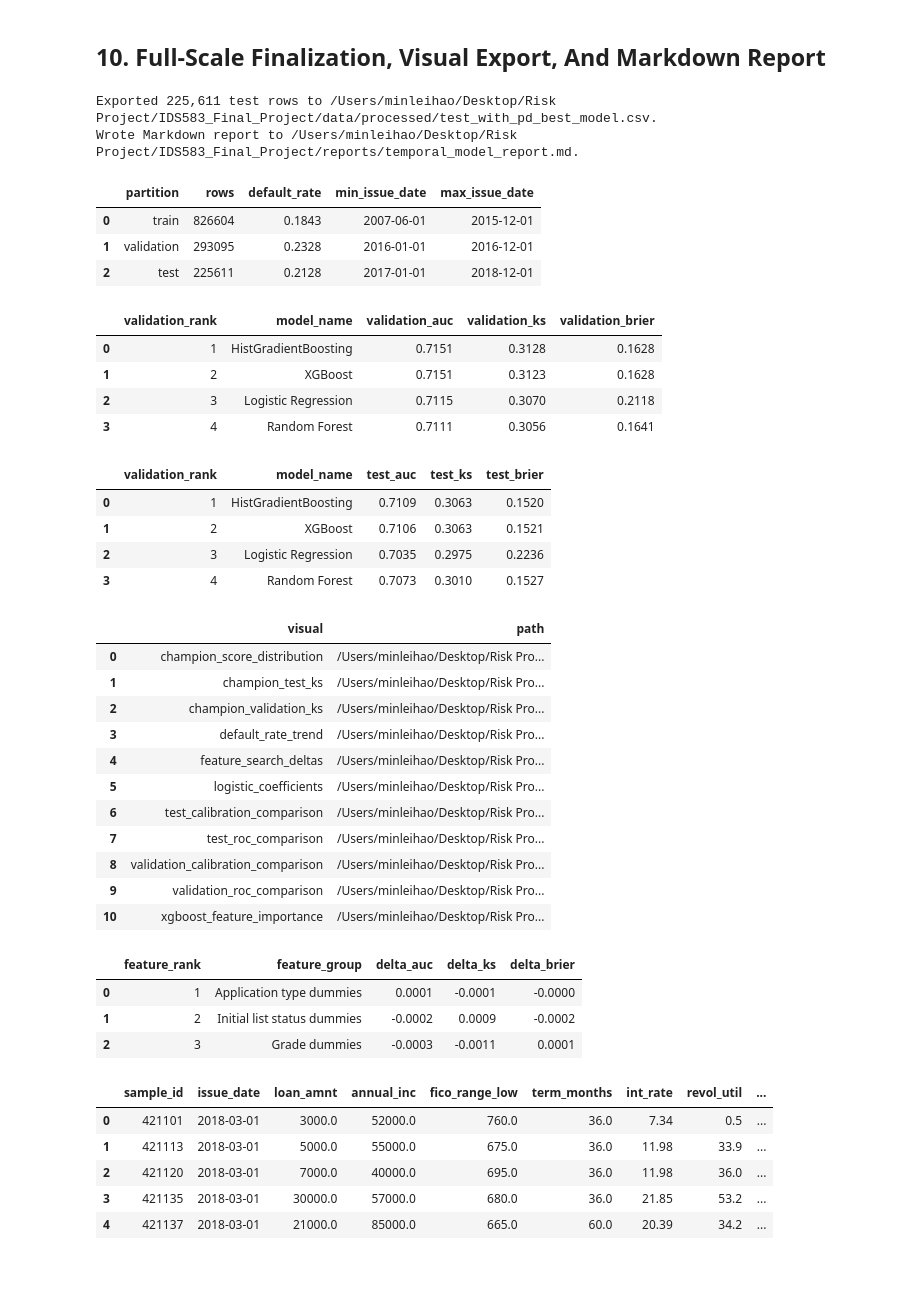
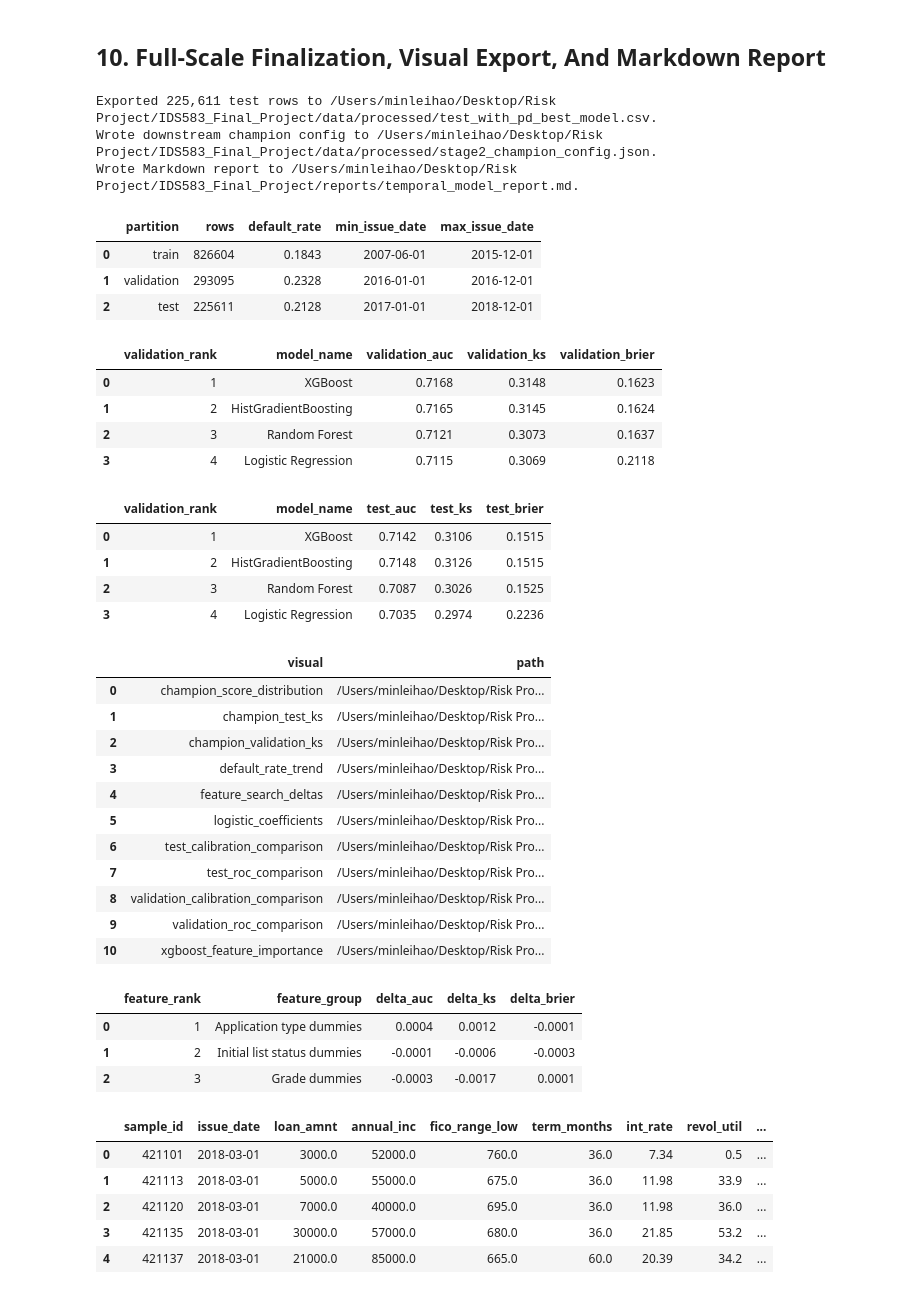
Before and after one commit to xinhaozhang0819-collab/IDS583_Final_Project, a Jupyter notebook: notebooks/model_comparison.ipynb, the cells around one changed output. Saved outputs shown, nothing was run; the diff lists cells and outputs as text; code cells hidden in the pictures.

```diff
--- a/notebooks/model_comparison.ipynb
+++ b/notebooks/model_comparison.ipynb
@@ -38,6 +38,7 @@ from visualization import export_temporal_visuals
 BASE_CONFIG = {
     'processed_data_path': str(PROJECT_ROOT / 'data' / 'processed' / 'loan_clean.csv'),
     'output_path': str(PROJECT_ROOT / 'data' / 'processed' / 'test_with_pd_best_model.csv'),
+    'stage2_champion_config_path': str(PROJECT_ROOT / 'data' / 'processed' / 'stage2_champion_config.json'),
     'report_output_path': str(PROJECT_ROOT / 'reports' / 'temporal_model_report.md'),
     'random_state': 42,
     'sample_frac': 0.10,
@@ -110,23 +111,27 @@ BASE_CONFIG = {
     },
     'param_grid': {
         'logistic_regression': {
-            'C': [0.5, 2.0],
+            'C': [0.25, 0.5, 1.0, 2.0],
             'class_weight': [None, 'balanced'],
         },
         'random_forest': {
-            'n_estimators': [80, 120],
-            'max_depth': [10, 14],
+            'n_estimators': [120, 180],
+            'max_depth': [10, 14, 18],
+            'min_samples_leaf': [15, 25, 40],
         },
         'hist_gradient_boosting': {
-            'learning_rate': [0.03, 0.05],
+            'learning_rate': [0.03, 0.05, 0.08],
+            'max_iter': [120, 180, 240],
             'max_depth': [4, 6],
         },
         'xgboost': {
-            'n_estimators': [80, 120],
-            'max_depth': [4, 6],
+            'n_estimators': [80, 120, 160],
+            'max_depth': [4, 6, 8],
+            'learning_rate': [0.03, 0.05, 0.08],
+            'max_candidates': 24,
         },
     },
-    'run_feature_search': True,
+    'run_feature_search': False,
     'feature_search': {
         'search_model': 'xgboost',
         'candidate_flags': [
@@ -623,6 +624,7 @@ if CURRENT_CONFIG['generate_full_report']:
             'revol_util',
             'actual_default',
             'predicted_pd',
+            'predicted_pd_12m',
             'model_name',
         ]
         if column in final_result['champion_predictions'].columns
@@ -633,6 +635,29 @@ if CURRENT_CONFIG['generate_full_report']:
     if output_path.exists():
         output_path.chmod(0o644)
     champion_predictions.to_csv(output_path, index=False)
+
+    champion_key = final_result['selected_model_key']
+    stage2_champion_config = {
+        'processed_data_path': FINAL_REPORT_CONFIG['processed_data_path'],
+        'random_state': FINAL_REPORT_CONFIG['random_state'],
+        'sample_frac': 1.0,
+        'temporal_split': copy.deepcopy(FINAL_REPORT_CONFIG['temporal_split']),
+        'enabled_models': [champion_key],
+        'selected_model_key': champion_key,
+        'feature_flags': copy.deepcopy(FINAL_REPORT_CONFIG['feature_flags']),
+        'meta_columns': list(FINAL_REPORT_CONFIG['meta_columns']),
+        'model_params': {
+            champion_key: copy.deepcopy(final_result['best_params_by_model'][champion_key])
+        },
+        'use_grid_search': False,
+        'grid_search_models': [],
+        'param_grid': {},
+    }
+    stage2_config_path = Path(FINAL_REPORT_CONFIG['stage2_champion_config_path'])
+    stage2_config_path.parent.mkdir(parents=True, exist_ok=True)
+    if stage2_config_path.exists():
+        stage2_config_path.chmod(0o644)
+    stage2_config_path.write_text(json.dumps(stage2_champion_config, indent=2), encoding='utf-8')
 
     final_split_summary = final_result['prepared_data']['split_summary'].copy()
     final_split_summary['default_rate'] = final_split_summary['default_rate'].round(4)
@@ -642,42 +667,44 @@ if CURRENT_CONFIG['generate_full_report']:
         for column in table.columns:
             if column.endswith('auc') or column.endswith('ks') or column.endswith('brier'):
                 table[column] = table[column].round(4)
 
     final_visual_map = pd.DataFrame(
         [{'visual': key, 'path': str(path)} for key, path in final_visuals.items()]
     ).sort_values('visual').reset_index(drop=True)
 
     print(f'Exported {len(champion_predictions):,} test rows to {output_path}.')
+    print(f'Wrote downstream champion config to {stage2_config_path}.')
     print(f'Wrote Markdown report to {report_path}.')
     display(final_split_summary)
     display(final_validation_display)
     display(final_test_display)
     display(final_visual_map)
     if final_feature_search is not None:
         final_feature_display = final_feature_search['feature_search_table'][['feature_rank', 'feature_group', 'delta_auc', 'delta_ks', 'delta_brier']].copy()
         for column in ['delta_auc', 'delta_ks', 'delta_brier']:
             final_feature_display[column] = final_feature_display[column].round(4)
         display(final_feature_display)
     display(champion_predictions.head())
 else:
     print("Full-scale report generation is disabled. Turn on CURRENT_CONFIG['generate_full_report'] to write the report, visuals, and champion predictions.")
 # %% [output]
 Exported 225,611 test rows to /Users/minleihao/Desktop/Risk Project/IDS583_Final_Project/data/processed/test_with_pd_best_model.csv.
+Wrote downstream champion config to /Users/minleihao/Desktop/Risk Project/IDS583_Final_Project/data/processed/stage2_champion_config.json.
 Wrote Markdown report to /Users/minleihao/Desktop/Risk Project/IDS583_Final_Project/reports/temporal_model_report.md.
 |  | partition | rows | default_rate | min_issue_date | max_issue_date |
 | 0 | train | 826604 | 0.1843 | 2007-06-01 | 2015-12-01 |
 | 1 | validation | 293095 | 0.2328 | 2016-01-01 | 2016-12-01 |
 | 2 | test | 225611 | 0.2128 | 2017-01-01 | 2018-12-01 |
 |  | validation_rank | model_name | validation_auc | validation_ks | validation_brier |
-| 0 | 1 | HistGradientBoosting | 0.7151 | 0.3128 | 0.1628 |
-| 1 | 2 | XGBoost | 0.7151 | 0.3123 | 0.1628 |
-| 2 | 3 | Logistic Regression | 0.7115 | 0.3070 | 0.2118 |
-| 3 | 4 | Random Forest | 0.7111 | 0.3056 | 0.1641 |
+| 0 | 1 | XGBoost | 0.7168 | 0.3148 | 0.1623 |
+| 1 | 2 | HistGradientBoosting | 0.7165 | 0.3145 | 0.1624 |
+| 2 | 3 | Random Forest | 0.7121 | 0.3073 | 0.1637 |
+| 3 | 4 | Logistic Regression | 0.7115 | 0.3069 | 0.2118 |
 |  | validation_rank | model_name | test_auc | test_ks | test_brier |
-| 0 | 1 | HistGradientBoosting | 0.7109 | 0.3063 | 0.1520 |
-| 1 | 2 | XGBoost | 0.7106 | 0.3063 | 0.1521 |
-| 2 | 3 | Logistic Regression | 0.7035 | 0.2975 | 0.2236 |
-| 3 | 4 | Random Forest | 0.7073 | 0.3010 | 0.1527 |
+| 0 | 1 | XGBoost | 0.7142 | 0.3106 | 0.1515 |
+| 1 | 2 | HistGradientBoosting | 0.7148 | 0.3126 | 0.1515 |
+| 2 | 3 | Random Forest | 0.7087 | 0.3026 | 0.1525 |
+| 3 | 4 | Logistic Regression | 0.7035 | 0.2974 | 0.2236 |
 |  | visual | path |
 | 0 | champion_score_distribution | /Users/minleihao/Desktop/Risk Pro... |
 | 1 | champion_test_ks | /Users/minleihao/Desktop/Risk Pro... |
@@ -691,9 +718,9 @@ Wrote Markdown report to /Users/minleihao/Desktop/Risk Project/IDS583_Final_Proj
 | 9 | validation_roc_comparison | /Users/minleihao/Desktop/Risk Pro... |
 | 10 | xgboost_feature_importance | /Users/minleihao/Desktop/Risk Pro... |
 |  | feature_rank | feature_group | delta_auc | delta_ks | delta_brier |
-| 0 | 1 | Application type dummies | 0.0001 | -0.0001 | -0.0000 |
-| 1 | 2 | Initial list status dummies | -0.0002 | 0.0009 | -0.0002 |
-| 2 | 3 | Grade dummies | -0.0003 | -0.0011 | 0.0001 |
+| 0 | 1 | Application type dummies | 0.0004 | 0.0012 | -0.0001 |
+| 1 | 2 | Initial list status dummies | -0.0001 | -0.0006 | -0.0003 |
+| 2 | 3 | Grade dummies | -0.0003 | -0.0017 | 0.0001 |
 |  | sample_id | issue_date | loan_amnt | annual_inc | fico_range_low | term_months | int_rate | revol_util | ... |
 | 0 | 421101 | 2018-03-01 | 3000.0 | 52000.0 | 760.0 | 36.0 | 7.34 | 0.5 | ... |
 | 1 | 421113 | 2018-03-01 | 5000.0 | 55000.0 | 675.0 | 36.0 | 11.98 | 33.9 | ... |
```
Also changed, not shown: parts of 6 cells of this notebook, 48 other files.
